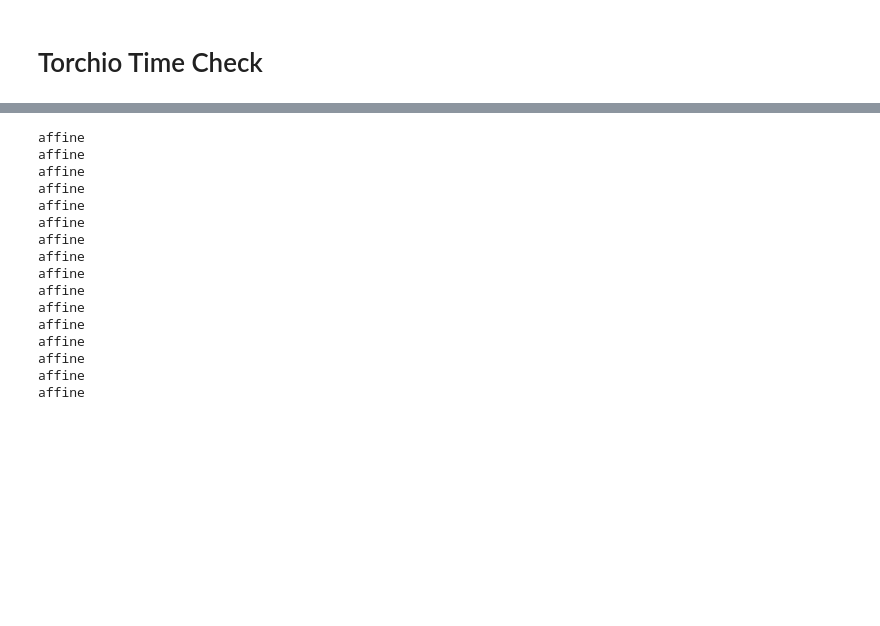
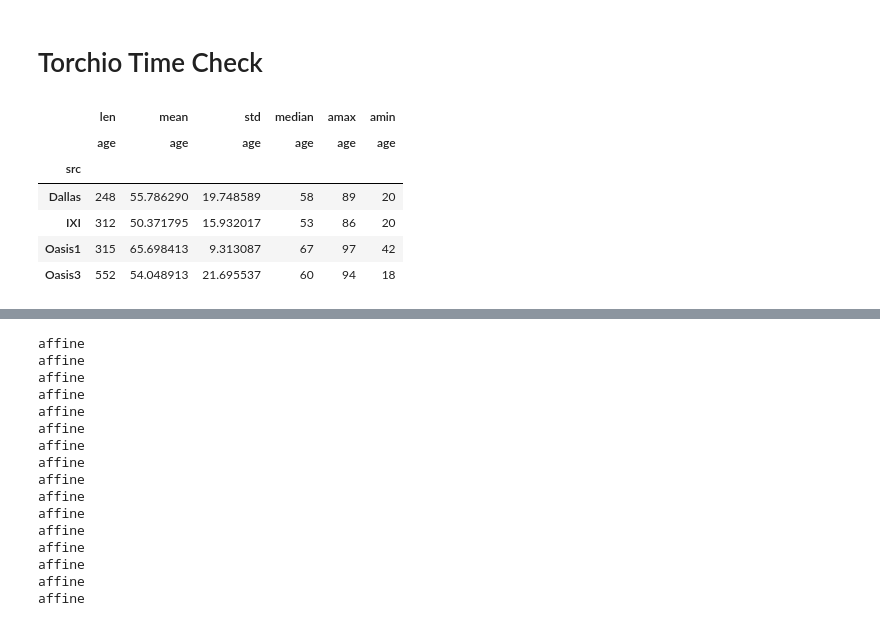
Before and after one commit to 1pha/brain-age-prediction, a Jupyter notebook: dump.ipynb, the cells around one changed output, grey strips where cells are left out. Saved outputs shown, nothing was run; the diff lists cells and outputs as text; code cells hidden in the pictures; blank space fills up the shorter version.

```diff
--- a/dump.ipynb
+++ b/dump.ipynb
@@ -112,0 +118,10 @@ aug_dl = DataLoader(aug_dset, cfg.batch_size)
+# %%
+pd.pivot_table(label_file[['src', 'age']], index=['src'], aggfunc=[len, np.mean, np.std, np.median, np.max, np.min])
+# %% [output]
+|  | len | mean | std | median | amax | amin |
+|  | age | age | age | age | age | age |
+| src |  |  |  |  |  |  |
+| Dallas | 248 | 55.786290 | 19.748589 | 58 | 89 | 20 |
+| IXI | 312 | 50.371795 | 15.932017 | 53 | 86 | 20 |
+| Oasis1 | 315 | 65.698413 | 9.313087 | 67 | 97 | 42 |
+| Oasis3 | 552 | 54.048913 | 21.695537 | 60 | 94 | 18 |
```
Also changed, not shown: parts of 7 cells of this notebook.
